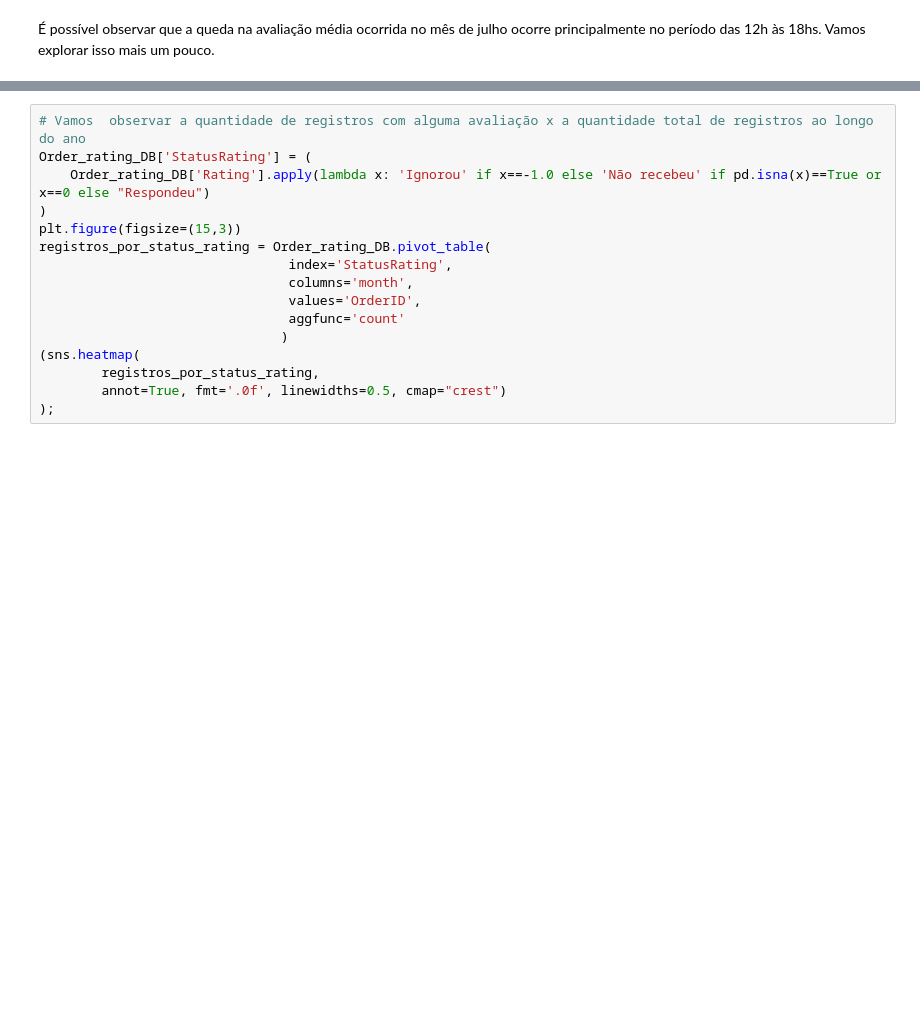
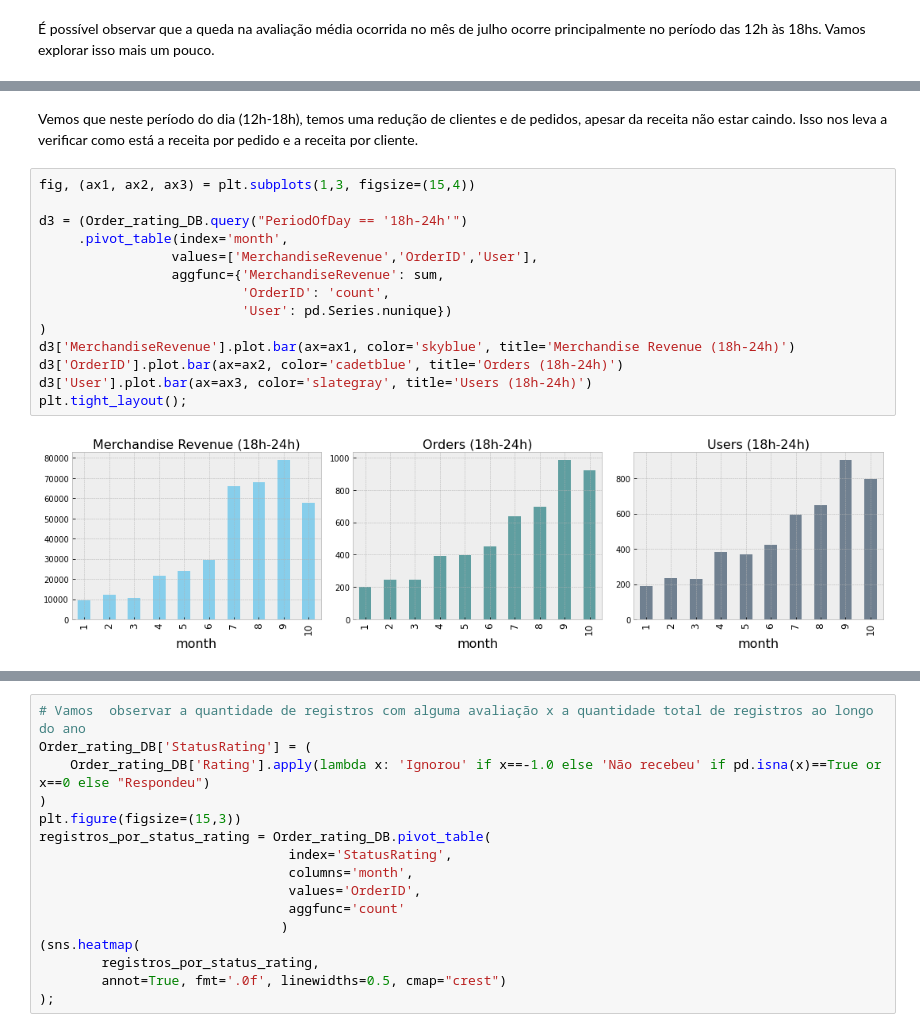
Before and after one commit to japanfelipe/challenge_ze, a Jupyter notebook: desafio I/notebooks/questao1.ipynb, the cells around one changed output, grey strips where cells are left out. Saved outputs shown, nothing was run; the diff lists cells and outputs as text; blank space fills up the shorter version.

```diff
--- a/desafio I/notebooks/questao1.ipynb
+++ b/desafio I/notebooks/questao1.ipynb
@@ -399,0 +401,18 @@ O que está acontecendo com este período? Estamos perdendo vendas? Pedidos? Cli
+# %% [markdown]
+Vemos que neste período do dia (12h-18h), temos uma redução de clientes e de pedidos, apesar da receita não estar caindo. Isso nos leva a verificar como está a receita por pedido e a receita por cliente.
+# %%
+fig, (ax1, ax2, ax3) = plt.subplots(1,3, figsize=(15,4))
+
+d3 = (Order_rating_DB.query("PeriodOfDay == '18h-24h'")
+     .pivot_table(index='month',
+                 values=['MerchandiseRevenue','OrderID','User'],
+                 aggfunc={'MerchandiseRevenue': sum,
+                          'OrderID': 'count',
+                          'User': pd.Series.nunique})
+)
+d3['MerchandiseRevenue'].plot.bar(ax=ax1, color='skyblue', title='Merchandise Revenue (18h-24h)')
+d3['OrderID'].plot.bar(ax=ax2, color='cadetblue', title='Orders (18h-24h)')
+d3['User'].plot.bar(ax=ax3, color='slategray', title='Users (18h-24h)')
+plt.tight_layout();
+# %% [output]
+[figure, added]
```
Also changed, not shown: parts of 16 cells of this notebook, 1 other file.
